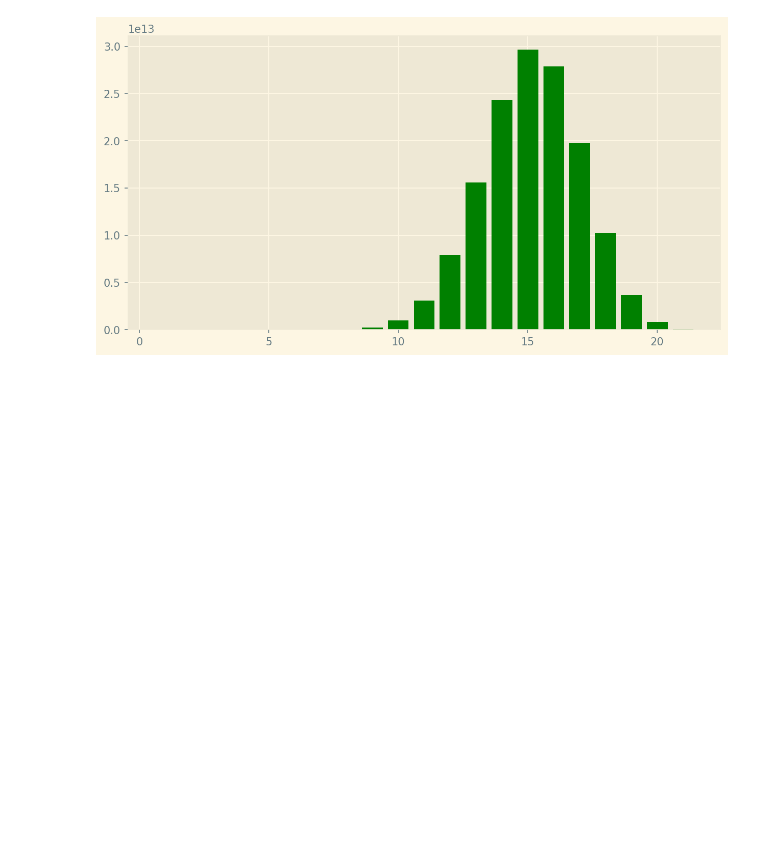
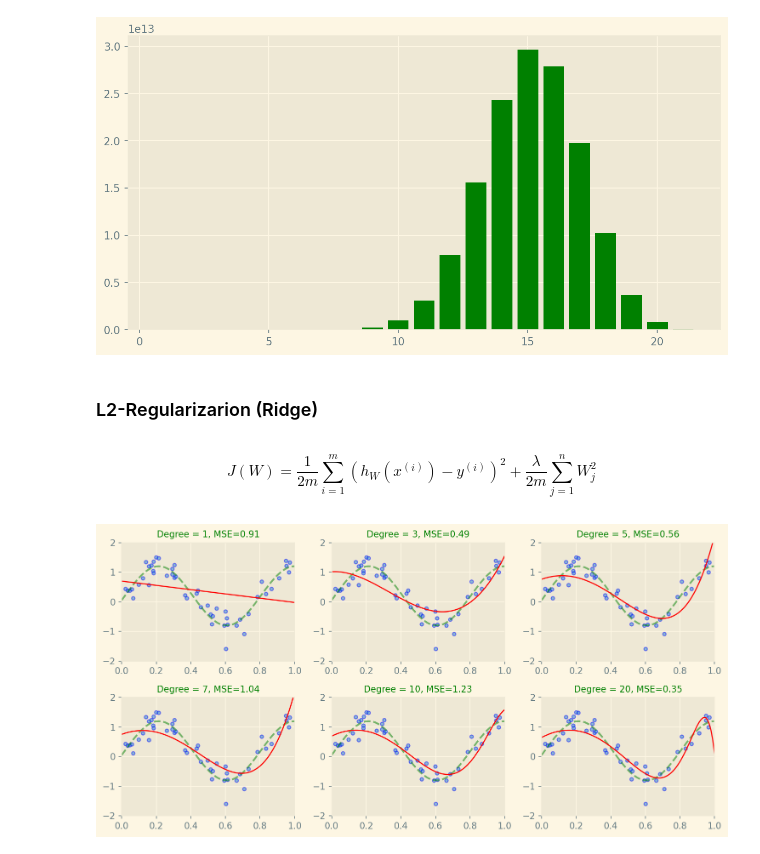
Before and after one commit to codingjustfortest/Logistic-Regression----BiShop-example, a Jupyter notebook: Overfitting-Regularization.ipynb, the cells around one changed output. Saved outputs shown, nothing was run; the diff lists cells and outputs as text; code cells hidden in the pictures; blank space fills up the shorter version.

Commit message:
Commit Ridge regularization for addressing overfitting

```diff
--- a/Overfitting-Regularization.ipynb
+++ b/Overfitting-Regularization.ipynb
@@ -107,3 +107,39 @@ def plot_coef(weight):
 plot_coef(model.steps[1][1].coef_)
 # %% [output]
 [figure]
+# %% [markdown]
+### L2-Regularizarion (Ridge)
+# %% [markdown]
+$$J(W) = \frac{1}{2m} \sum_{i=1}^{m} (h_W(x^{(i)}) - y^{(i)})^2 + \frac{\lambda}{2m} \sum_{j=1}^{n} W_j^2$$
+# %%
+def fit_poly_L2_reg(degree=1, lmbda=1.0):
+    # add polynomial features
+    polynomial_features = PolynomialFeatures(degree=degree, include_bias=False)
+
+    # create and fit the model
+    L2_regression = Ridge(alpha=lmbda)
+    model = Pipeline([("polynomial_features", polynomial_features), ("L2_regression", L2_regression)])
+    model.fit(x[:, None], y)
+    return model
+# %%
+lmbda = 0.01
+plt.figure()
+for d in degrees:
+    model = fit_poly_L2_reg(degree=d, lmbda=lmbda)
+    scores = cross_val_score(model, x[:, None], y, scoring="neg_mean_squared_error", cv=10)
+
+    # plot data and model
+    plt.subplot(2, 3, degrees.index(d) + 1)
+    plt.tight_layout()
+
+    x_test = np.linspace(0, 1, 100)
+    plt.plot(x_test, f(x_test), 'g--', label="Target", alpha=0.5)
+    plt.scatter(x, y, s=15, edgecolor='b', alpha=0.5, label="Samples")
+    plt.plot(x_test, model.predict(x_test[:, None]), 'r', lw=1.2, label="Predicted")
+    plt.xlim((0, 1))
+    plt.ylim((-2, 2))
+    plt.title("Degree = {}, MSE={:.2f}".format(d, -scores.mean()), fontsize=10, color="green")
+
+plt.show()
+# %% [output]
+[figure, added]
```
